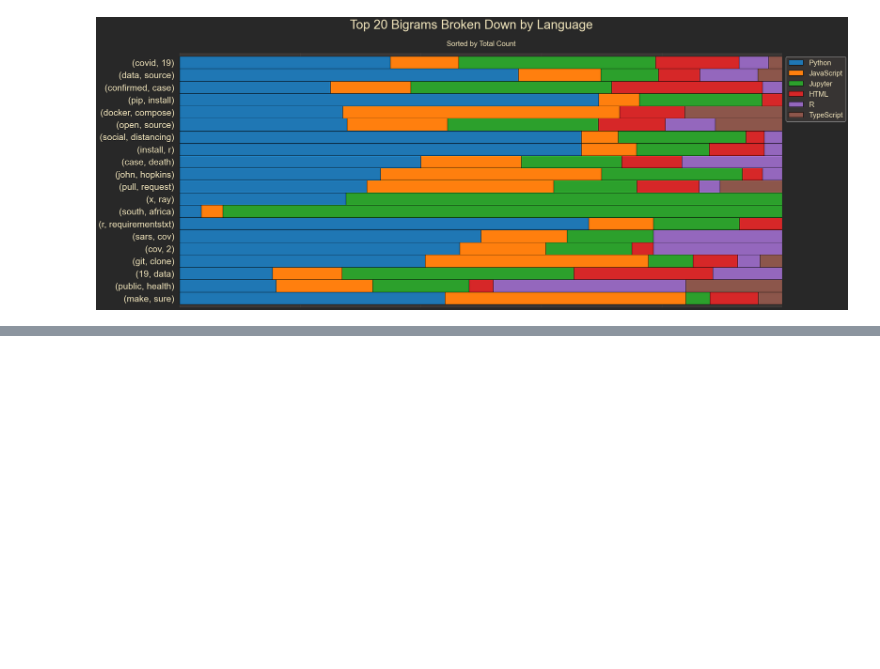
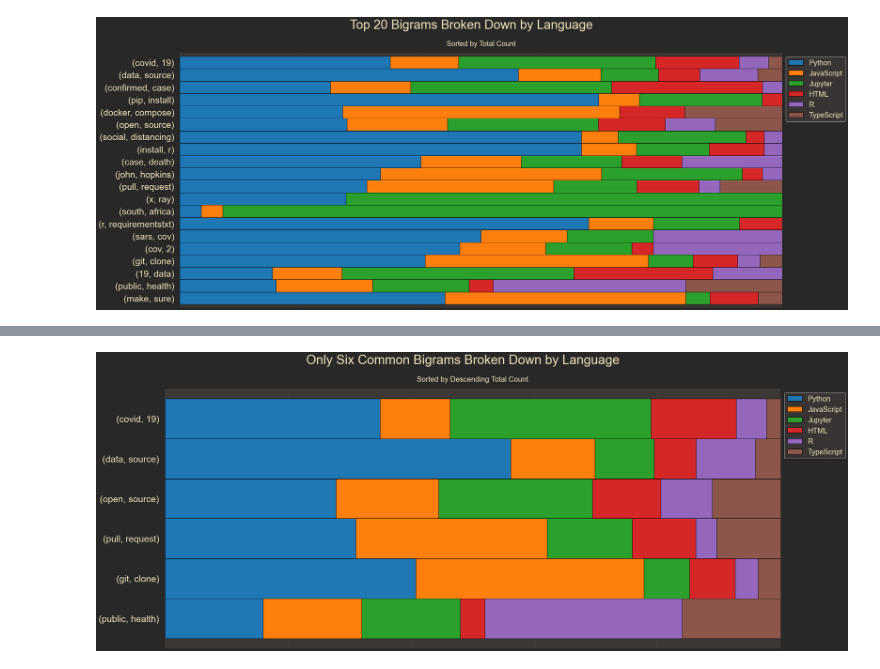
Before and after one commit to NLP-Project-CRT/NLP-Project, a Jupyter notebook: rz_workbook.ipynb, the cells around one changed output, grey strips where cells are left out. Drawn from its saved outputs; the diff is of its cells as text; code cells hidden in the pictures; blank space fills up the shorter version.

Commit message:
Expand exploration through unique bigrams per language

```diff
--- a/rz_workbook.ipynb
+++ b/rz_workbook.ipynb
@@ -509,3 +548,25 @@ plt.show()
+# %%
+# visualize the percentage of each language for common bigrams
+fig, ax = plt.subplots(figsize=(30, 13))
+common_bi_freq.assign(pct_py=common_bi_freq.py_bigrams     / common_bi_freq.common_bigrams,
+                      pct_js=common_bi_freq.js_bigrams     / common_bi_freq.common_bigrams,
+                      pct_jup=common_bi_freq.jup_bigrams   / common_bi_freq.common_bigrams,
+                      pct_html=common_bi_freq.html_bigrams / common_bi_freq.common_bigrams,
+                      pct_r=common_bi_freq.r_bigrams       / common_bi_freq.common_bigrams,
+                      pct_ts=common_bi_freq.ts_bigrams     / common_bi_freq.common_bigrams)\
+    .sort_values(by='common_bigrams')\
+    [['pct_py', 'pct_js', 'pct_jup', 'pct_html', 'pct_r', 'pct_ts']]\
+    .plot.barh(stacked=True, ec='k', width=1, ax=ax)
+ax.set_xlim(xmax=1)
+ax.tick_params(axis='y', labelsize=25, pad=15)
+plt.tick_params(axis='x', labelbottom=False)
+ax.legend(labels=['Python', 'JavaScript', 'Jupyter', 'HTML', 'R', 'TypeScript'],
+          bbox_to_anchor=(1,1), fontsize=20, frameon=True)
+plt.suptitle('Only Six Common Bigrams Broken Down by Language', fontsize=35)
+plt.title('Sorted by Descending Total Count', fontsize=20, pad=20)
+plt.show()
+# %% [output]
+[figure, added]
 # %%
 # view which if any top 20 bigrams are missing from languages
 
```
Also changed, not shown: parts of 38 cells of this notebook.
